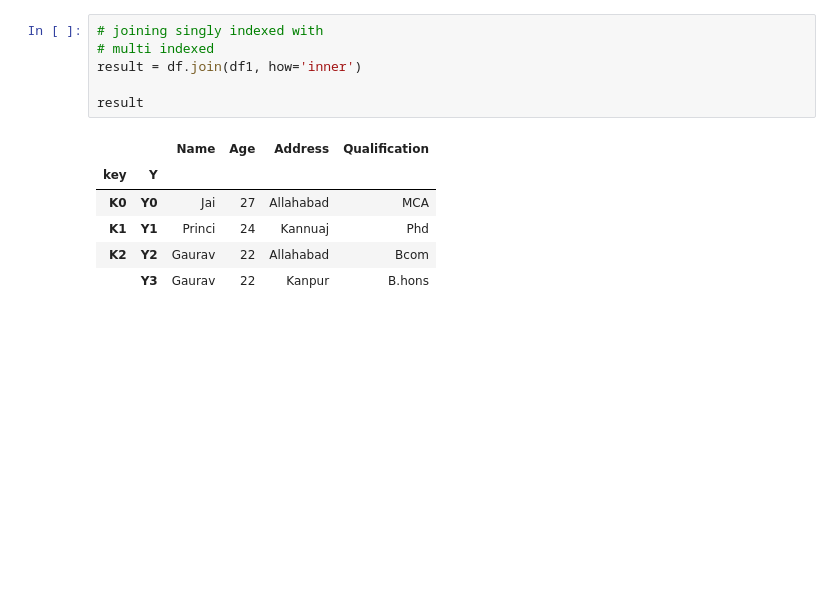
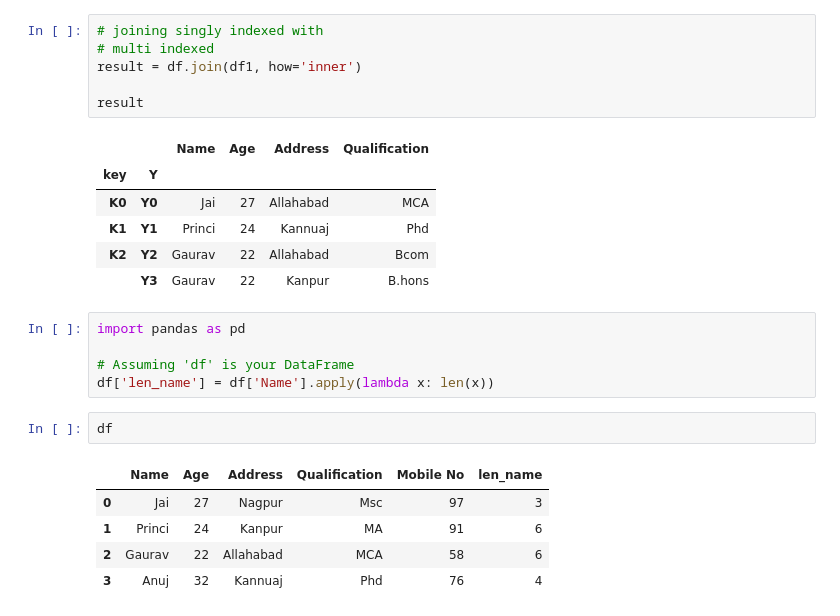
Before and after one commit to samratjadhav143/learnPandas, a Jupyter notebook: pandasMarge.ipynb, the cells around one changed output. Cells and saved outputs as stored; diff of their text form; blank space fills up the shorter version.

```diff
--- a/pandasMarge.ipynb
+++ b/pandasMarge.ipynb
@@ -689,3 +689,16 @@ result
 | K1 | Y1 | Princi | 24 | Kannuaj | Phd |
 | K2 | Y2 | Gaurav | 22 | Allahabad | Bcom |
 |  | Y3 | Gaurav | 22 | Kanpur | B.hons |
+# %%
+import pandas as pd
+
+# Assuming 'df' is your DataFrame
+df['len_name'] = df['Name'].apply(lambda x: len(x))
+# %%
+df
+# %% [output]
+|  | Name | Age | Address | Qualification | Mobile No | len_name |
+| 0 | Jai | 27 | Nagpur | Msc | 97 | 3 |
+| 1 | Princi | 24 | Kanpur | MA | 91 | 6 |
+| 2 | Gaurav | 22 | Allahabad | MCA | 58 | 6 |
+| 3 | Anuj | 32 | Kannuaj | Phd | 76 | 4 |
```
Also changed, not shown: 2 other files.
